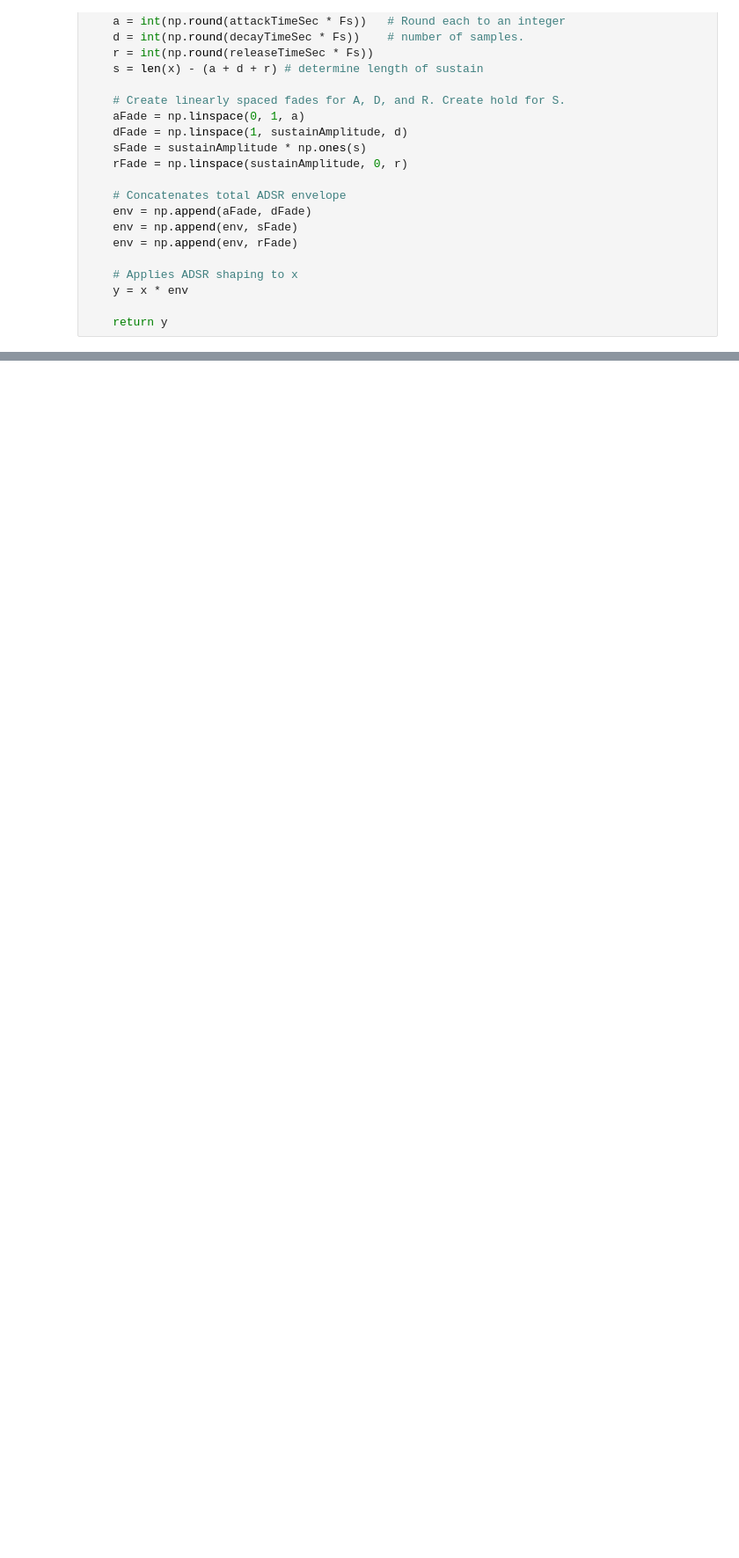
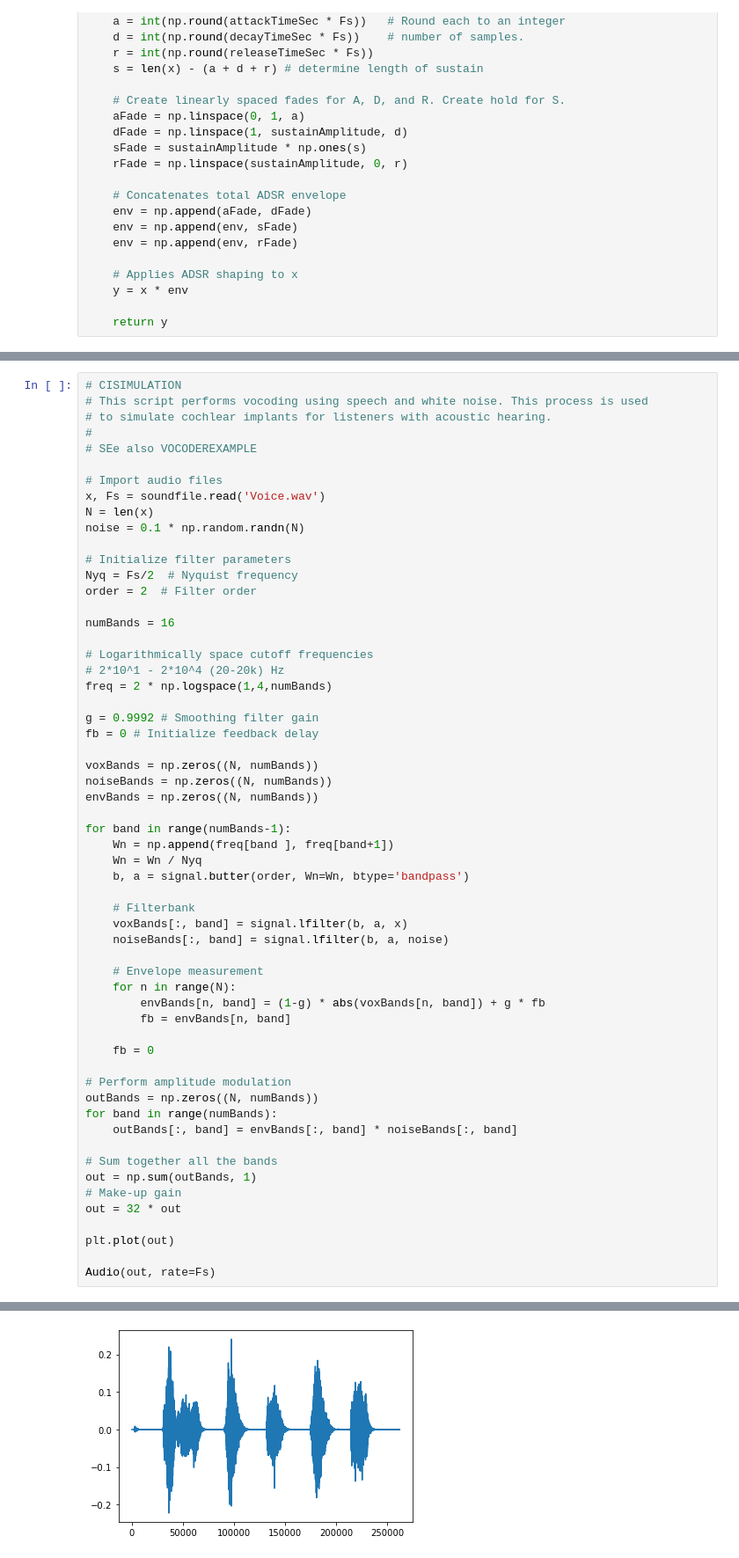
Before and after one commit to yamabee/HackAudioPythonCode, a Jupyter notebook: Ch. 17 - Amplitude Envelope Effects/Amplitude Envelope Effects.ipynb, the cells around one changed output, grey strips where cells are left out. Shown at 88% size. Cells and saved outputs as stored; diff of their text form; blank space fills up the shorter version.

```diff
--- a/Ch. 17 - Amplitude Envelope Effects/Amplitude Envelope Effects.ipynb
+++ b/Ch. 17 - Amplitude Envelope Effects/Amplitude Envelope Effects.ipynb
@@ -168,0 +173,59 @@ ValueError: Must specify a single critical frequency Wn for lowpass or highpass
+# %%
+# CISIMULATION
+# This script performs vocoding using speech and white noise. This process is used
+# to simulate cochlear implants for listeners with acoustic hearing.
+#
+# SEe also VOCODEREXAMPLE
+
+# Import audio files
+x, Fs = soundfile.read('Voice.wav')
+N = len(x)
+noise = 0.1 * np.random.randn(N)
+
+# Initialize filter parameters
+Nyq = Fs/2  # Nyquist frequency
+order = 2  # Filter order
+
+numBands = 16
+
+# Logarithmically space cutoff frequencies
+# 2*10^1 - 2*10^4 (20-20k) Hz
+freq = 2 * np.logspace(1,4,numBands)
+
+g = 0.9992 # Smoothing filter gain
+fb = 0 # Initialize feedback delay
+
+voxBands = np.zeros((N, numBands))
+noiseBands = np.zeros((N, numBands))
+envBands = np.zeros((N, numBands))
+
+for band in range(numBands-1):
+    Wn = np.append(freq[band ], freq[band+1])
+    Wn = Wn / Nyq
+    b, a = signal.butter(order, Wn=Wn, btype='bandpass')
+
+    # Filterbank
+    voxBands[:, band] = signal.lfilter(b, a, x)
+    noiseBands[:, band] = signal.lfilter(b, a, noise)
+
+    # Envelope measurement
+    for n in range(N):
+        envBands[n, band] = (1-g) * abs(voxBands[n, band]) + g * fb
+        fb = envBands[n, band]
+
+    fb = 0
+
+# Perform amplitude modulation
+outBands = np.zeros((N, numBands))
+for band in range(numBands):
+    outBands[:, band] = envBands[:, band] * noiseBands[:, band]
+
+# Sum together all the bands
+out = np.sum(outBands, 1)
+# Make-up gain
+out = 32 * out
+
+plt.plot(out)
+
+Audio(out, rate=Fs)
+# %% [output]
@@ -168,0 +233 @@ ValueError: Must specify a single critical frequency Wn for lowpass or highpass
+[figure, added]
```
Also changed, not shown: parts of 8 cells of this notebook, 29 other files.
